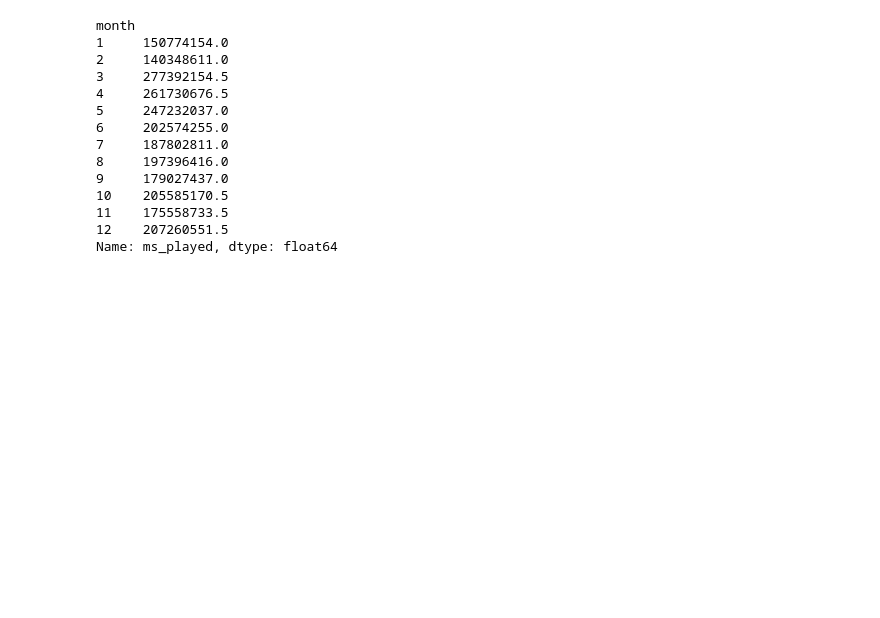
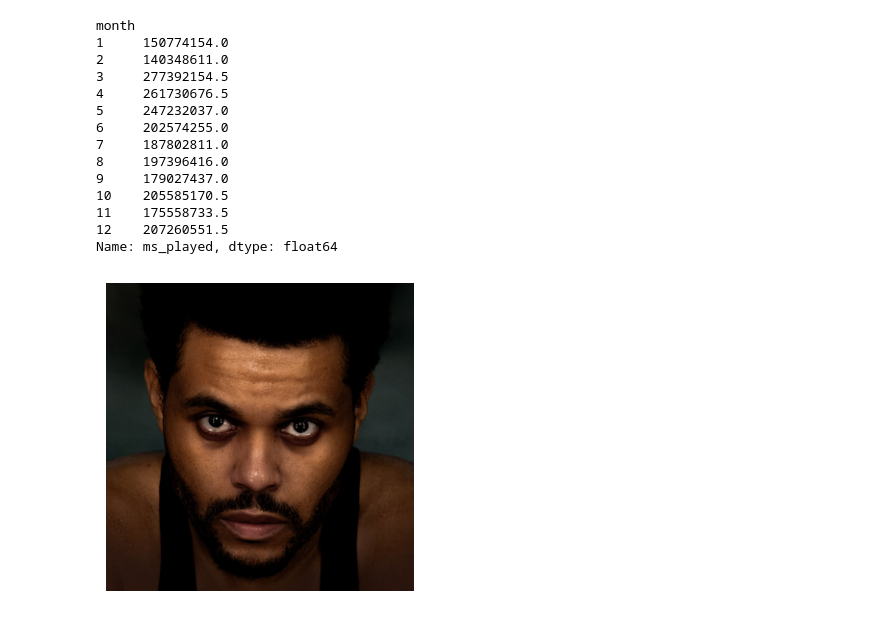
Before and after one commit to gupaulasan/spotify-wrapped, a Jupyter notebook: notebooks/20250117-data_exploration.ipynb, the cells around one changed output. Drawn from its saved outputs; the diff is of its cells as text; code cells hidden in the pictures; blank space fills up the shorter version.

Commit message:
feat: Test artist image fecthing from Spotify API

```diff
--- a/notebooks/20250117-data_exploration.ipynb
+++ b/notebooks/20250117-data_exploration.ipynb
@@ -102,3 +102,34 @@ month
 11    175558733.5
 12    207260551.5
 Name: ms_played, dtype: float64
+# %%
+import matplotlib.pyplot as plt  # noqa
+import requests
+from PIL import Image
+from io import BytesIO
+
+from src.utils.api_calls import get_artist_info, get_spotify_token
+
+token = get_spotify_token()
+artist_id = "1Xyo4u8uXC1ZmMpatF05PJ"
+
+info = get_artist_info(artist_id, token)
+
+image = info["images"][1]["url"]
+
+# Fetch the image
+response = requests.get(image)
+
+if response.status_code == 200:
+    # Convert the image to a PIL Image
+    image = Image.open(BytesIO(response.content))
+
+    # Display the image using Matplotlib
+    plt.figure(figsize=(4, 4))
+    plt.imshow(image)
+    plt.axis("off")  # Hide axis
+    plt.show()
+else:
+    print("Failed to fetch image:", response.status_code)
+# %% [output]
+[figure, added]
```
